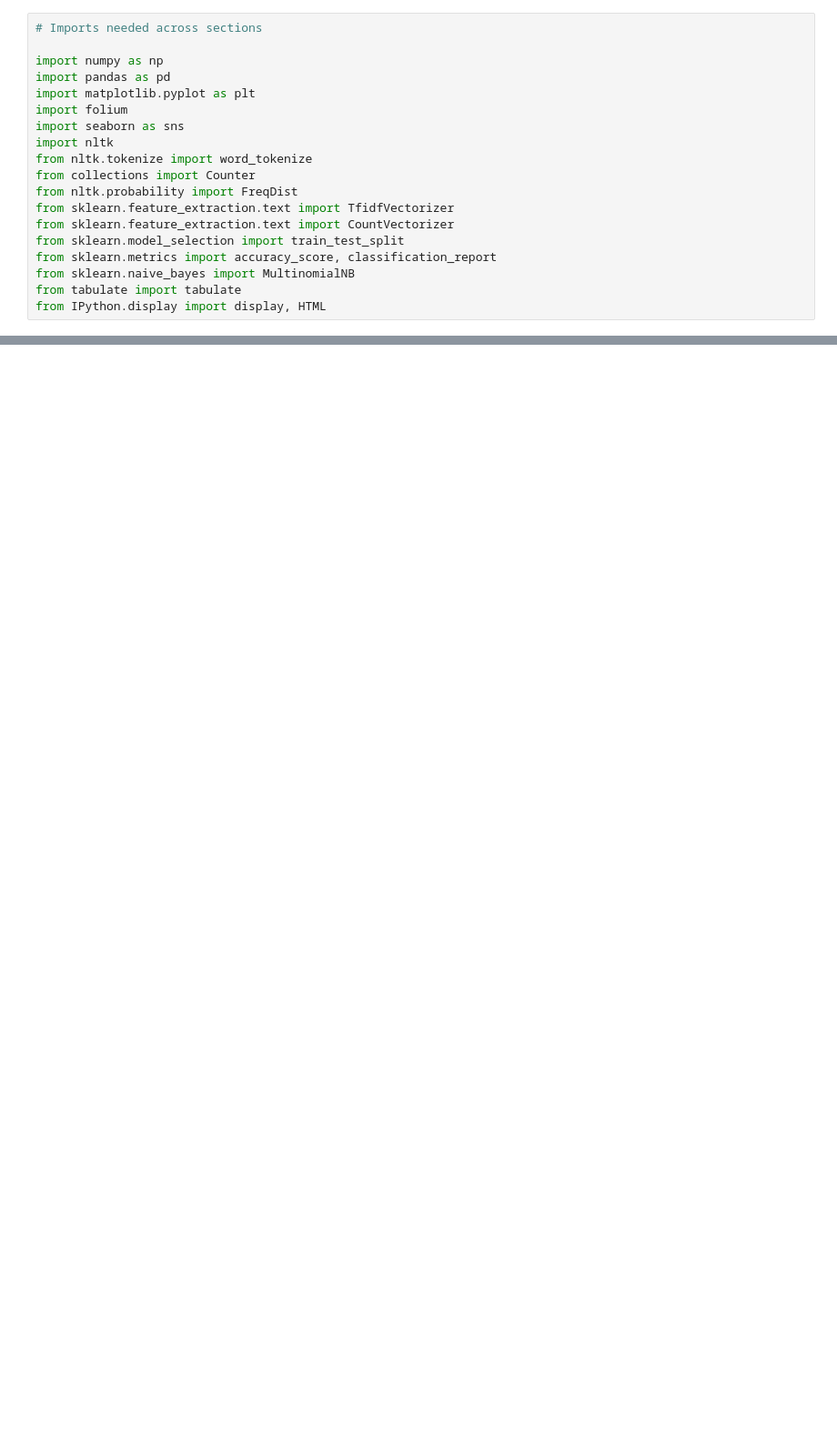
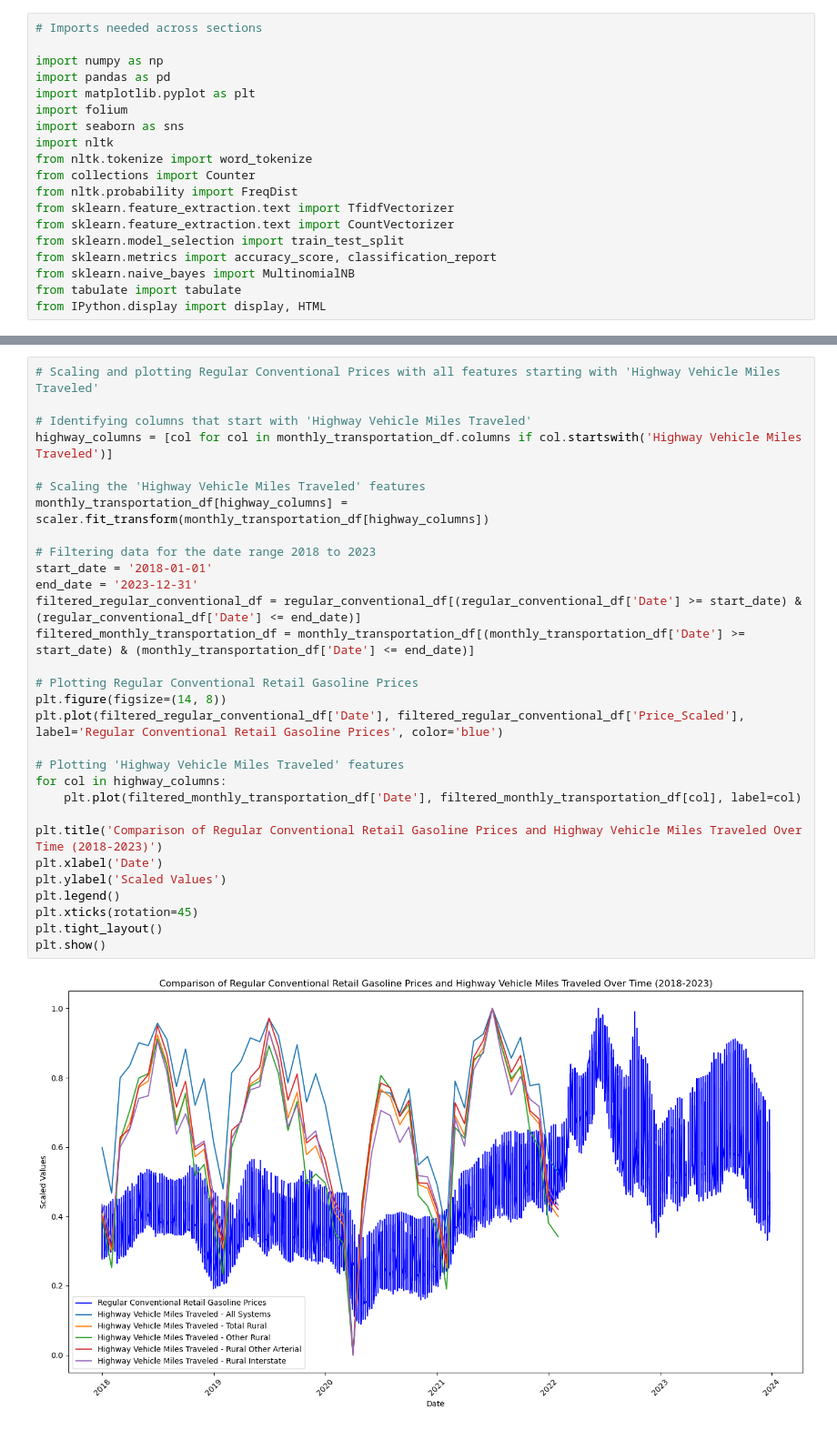
Before and after one commit to anaiskillian/citadeldatathon, a Jupyter notebook: example.ipynb, the cells around one changed output, grey strips where cells are left out. Shown at 91% size. Drawn from its saved outputs; the diff is of its cells as text; blank space fills up the shorter version.

```diff
--- a/example.ipynb
+++ b/example.ipynb
@@ -145,0 +190,32 @@ plt.show()
+# %%
+# Scaling and plotting Regular Conventional Prices with all features starting with 'Highway Vehicle Miles Traveled'
+
+# Identifying columns that start with 'Highway Vehicle Miles Traveled'
+highway_columns = [col for col in monthly_transportation_df.columns if col.startswith('Highway Vehicle Miles Traveled')]
+
+# Scaling the 'Highway Vehicle Miles Traveled' features
+monthly_transportation_df[highway_columns] = scaler.fit_transform(monthly_transportation_df[highway_columns])
+
+# Filtering data for the date range 2018 to 2023
+start_date = '2018-01-01'
+end_date = '2023-12-31'
+filtered_regular_conventional_df = regular_conventional_df[(regular_conventional_df['Date'] >= start_date) & (regular_conventional_df['Date'] <= end_date)]
+filtered_monthly_transportation_df = monthly_transportation_df[(monthly_transportation_df['Date'] >= start_date) & (monthly_transportation_df['Date'] <= end_date)]
+
+# Plotting Regular Conventional Retail Gasoline Prices
+plt.figure(figsize=(14, 8))
+plt.plot(filtered_regular_conventional_df['Date'], filtered_regular_conventional_df['Price_Scaled'], label='Regular Conventional Retail Gasoline Prices', color='blue')
+
+# Plotting 'Highway Vehicle Miles Traveled' features
+for col in highway_columns:
+    plt.plot(filtered_monthly_transportation_df['Date'], filtered_monthly_transportation_df[col], label=col)
+
+plt.title('Comparison of Regular Conventional Retail Gasoline Prices and Highway Vehicle Miles Traveled Over Time (2018-2023)')
+plt.xlabel('Date')
+plt.ylabel('Scaled Values')
+plt.legend()
+plt.xticks(rotation=45)
+plt.tight_layout()
+plt.show()
+# %% [output]
+[figure, added]
```
Also changed, not shown: parts of 20 cells of this notebook.
